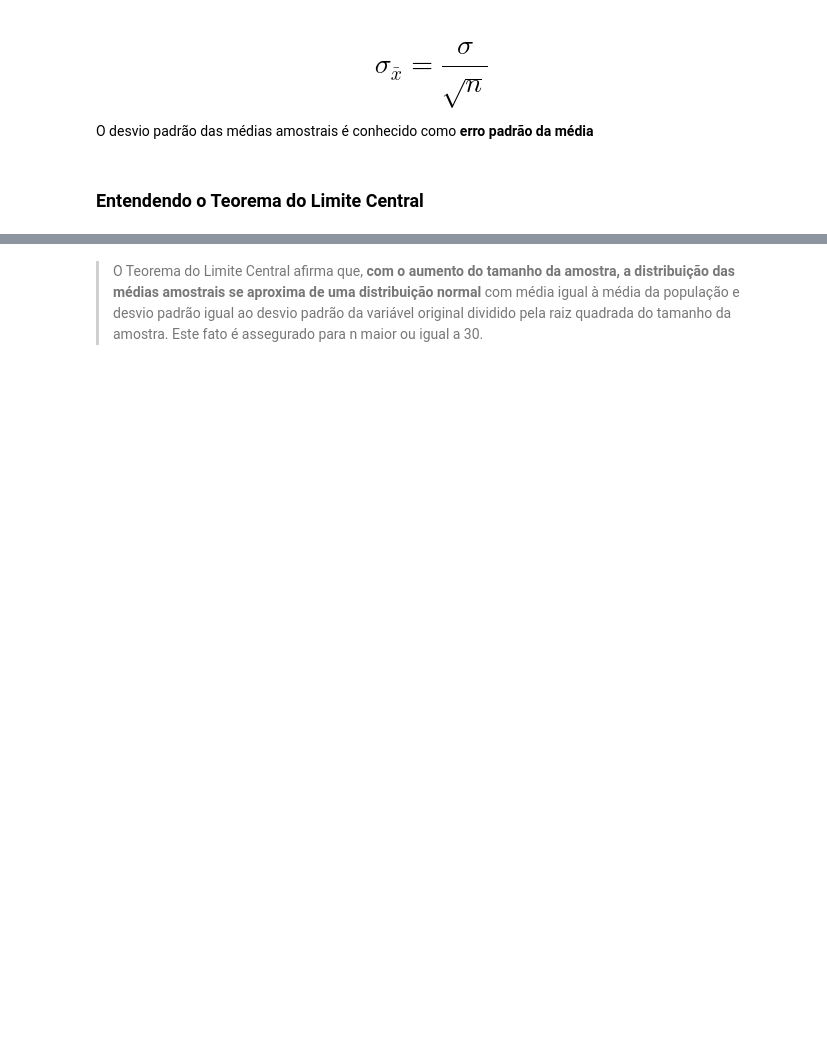
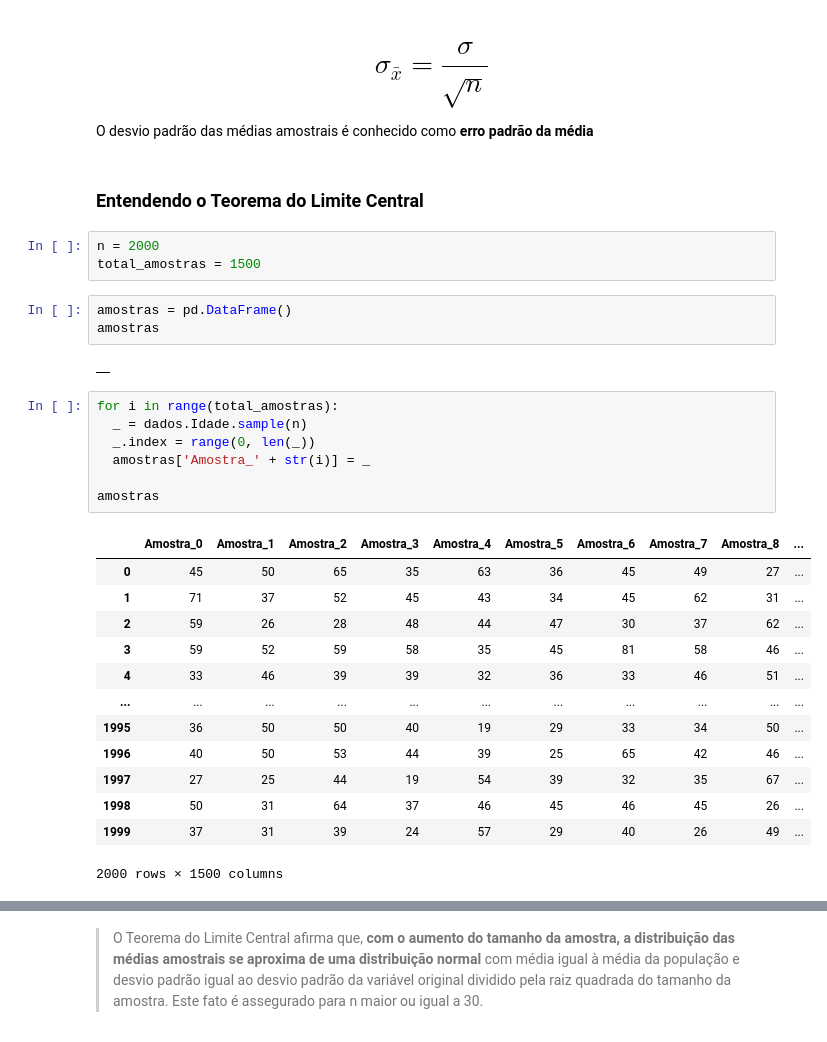
Before and after one commit to jordanfalcao/data-analytics, a Jupyter notebook: Estatísticas com Python 2/Curso_de_Estatística_Parte_2.ipynb, the cells around one changed output, grey strips where cells are left out. Drawn from its saved outputs; the diff is of its cells as text; blank space fills up the shorter version.

```diff
--- a/Estatísticas com Python 2/Curso_de_Estatística_Parte_2.ipynb
+++ b/Estatísticas com Python 2/Curso_de_Estatística_Parte_2.ipynb
@@ -708,3 +836,32 @@ Suponha que os pesos dos sacos de arroz de uma indústria alimentícia se distri
 O desvio padrão das médias amostrais é conhecido como **erro padrão da média**
 # %% [markdown]
 ### Entendendo o Teorema do Limite Central
+# %%
+n = 2000
+total_amostras = 1500
+# %%
+amostras = pd.DataFrame()
+amostras
+# %% [output]
+|  |
+# %%
+for i in range(total_amostras):
+  _ = dados.Idade.sample(n)
+  _.index = range(0, len(_))
+  amostras['Amostra_' + str(i)] = _
+
+amostras
+# %% [output]
+|  | Amostra_0 | Amostra_1 | Amostra_2 | Amostra_3 | Amostra_4 | Amostra_5 | Amostra_6 | Amostra_7 | Amostra_8 | ... |
+| 0 | 45 | 50 | 65 | 35 | 63 | 36 | 45 | 49 | 27 | ... |
+| 1 | 71 | 37 | 52 | 45 | 43 | 34 | 45 | 62 | 31 | ... |
+| 2 | 59 | 26 | 28 | 48 | 44 | 47 | 30 | 37 | 62 | ... |
+| 3 | 59 | 52 | 59 | 58 | 35 | 45 | 81 | 58 | 46 | ... |
+| 4 | 33 | 46 | 39 | 39 | 32 | 36 | 33 | 46 | 51 | ... |
+| ... | ... | ... | ... | ... | ... | ... | ... | ... | ... | ... |
+| 1995 | 36 | 50 | 50 | 40 | 19 | 29 | 33 | 34 | 50 | ... |
+| 1996 | 40 | 50 | 53 | 44 | 39 | 25 | 65 | 42 | 46 | ... |
+| 1997 | 27 | 25 | 44 | 19 | 54 | 39 | 32 | 35 | 67 | ... |
+| 1998 | 50 | 31 | 64 | 37 | 46 | 45 | 46 | 45 | 26 | ... |
+| 1999 | 37 | 31 | 39 | 24 | 57 | 29 | 40 | 26 | 49 | ... |
+2000 rows × 1500 columns
```
Also changed, not shown: parts of 31 cells of this notebook, 1 other file.
